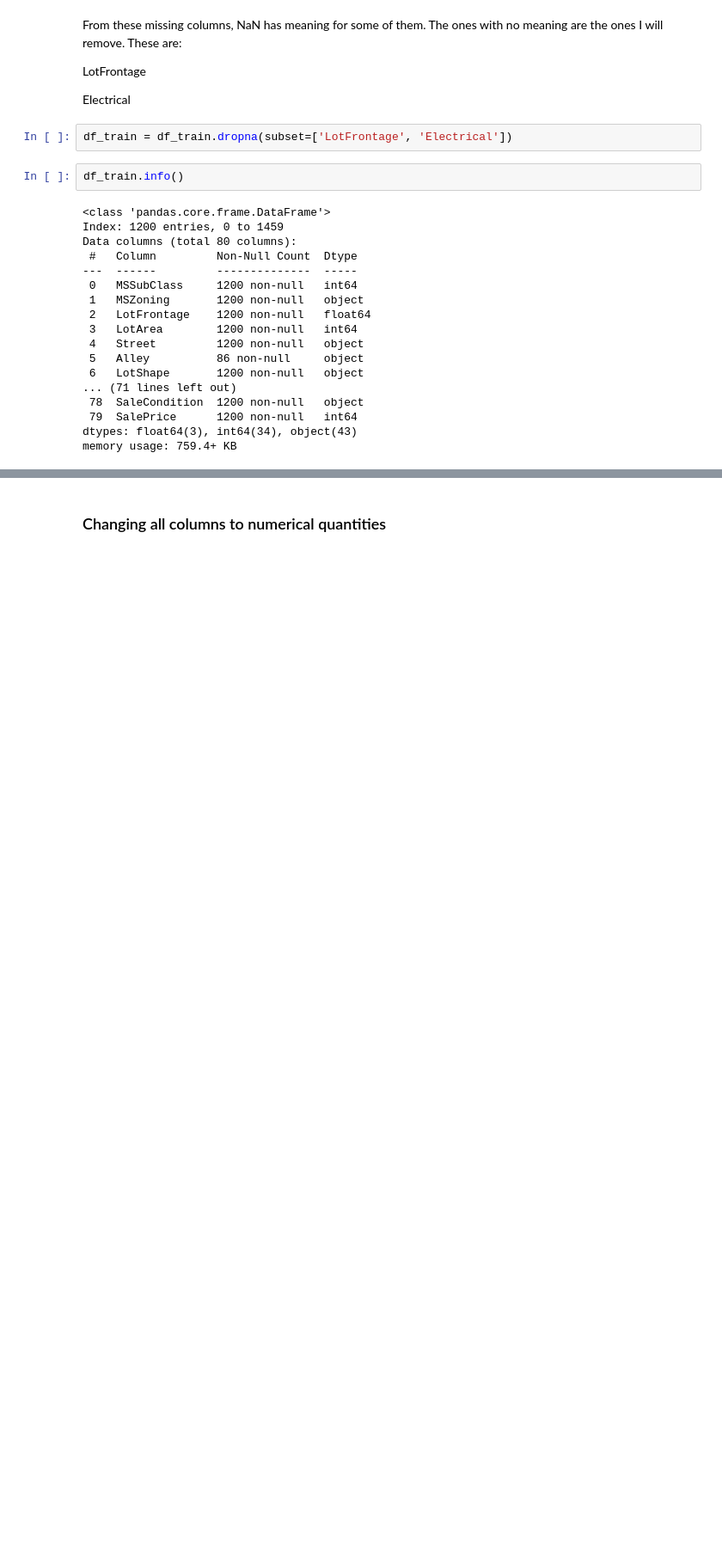
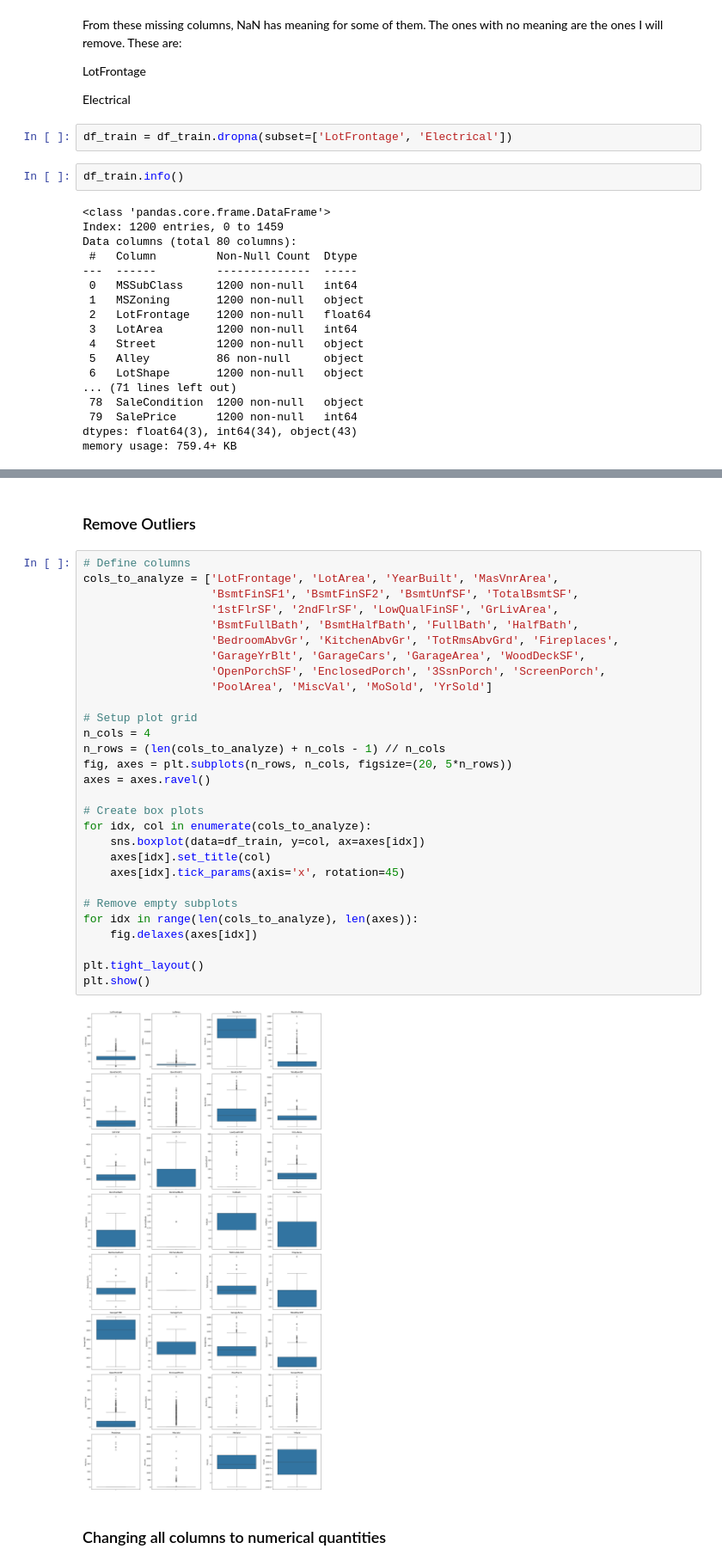
Before and after one commit to thanikaar/ml, a Jupyter notebook: house-prices-advanced-regression-techniques/HW_kaggle.ipynb, the cells around one changed output, grey strips where cells are left out. Shown at 86% size. Drawn from its saved outputs; the diff is of its cells as text; blank space fills up the shorter version.

```diff
--- a/house-prices-advanced-regression-techniques/HW_kaggle.ipynb
+++ b/house-prices-advanced-regression-techniques/HW_kaggle.ipynb
@@ -128,3 +204,36 @@ memory usage: 759.4+ KB
+# %% [markdown]
+### Remove Outliers
+# %%
+# Define columns
+cols_to_analyze = ['LotFrontage', 'LotArea', 'YearBuilt', 'MasVnrArea',
+                   'BsmtFinSF1', 'BsmtFinSF2', 'BsmtUnfSF', 'TotalBsmtSF',
+                   '1stFlrSF', '2ndFlrSF', 'LowQualFinSF', 'GrLivArea',
+                   'BsmtFullBath', 'BsmtHalfBath', 'FullBath', 'HalfBath',
+                   'BedroomAbvGr', 'KitchenAbvGr', 'TotRmsAbvGrd', 'Fireplaces',
+                   'GarageYrBlt', 'GarageCars', 'GarageArea', 'WoodDeckSF',
+                   'OpenPorchSF', 'EnclosedPorch', '3SsnPorch', 'ScreenPorch',
+                   'PoolArea', 'MiscVal', 'MoSold', 'YrSold']
+
+# Setup plot grid
+n_cols = 4
+n_rows = (len(cols_to_analyze) + n_cols - 1) // n_cols
+fig, axes = plt.subplots(n_rows, n_cols, figsize=(20, 5*n_rows))
+axes = axes.ravel()
+
+# Create box plots
+for idx, col in enumerate(cols_to_analyze):
+    sns.boxplot(data=df_train, y=col, ax=axes[idx])
+    axes[idx].set_title(col)
+    axes[idx].tick_params(axis='x', rotation=45)
+
+# Remove empty subplots
+for idx in range(len(cols_to_analyze), len(axes)):
+    fig.delaxes(axes[idx])
+
+plt.tight_layout()
+plt.show()
+# %% [output]
+[figure, added]
 # %% [markdown]
 ### Changing all columns to numerical quantities
 # %%
```
Also changed, not shown: parts of 13 cells of this notebook.
